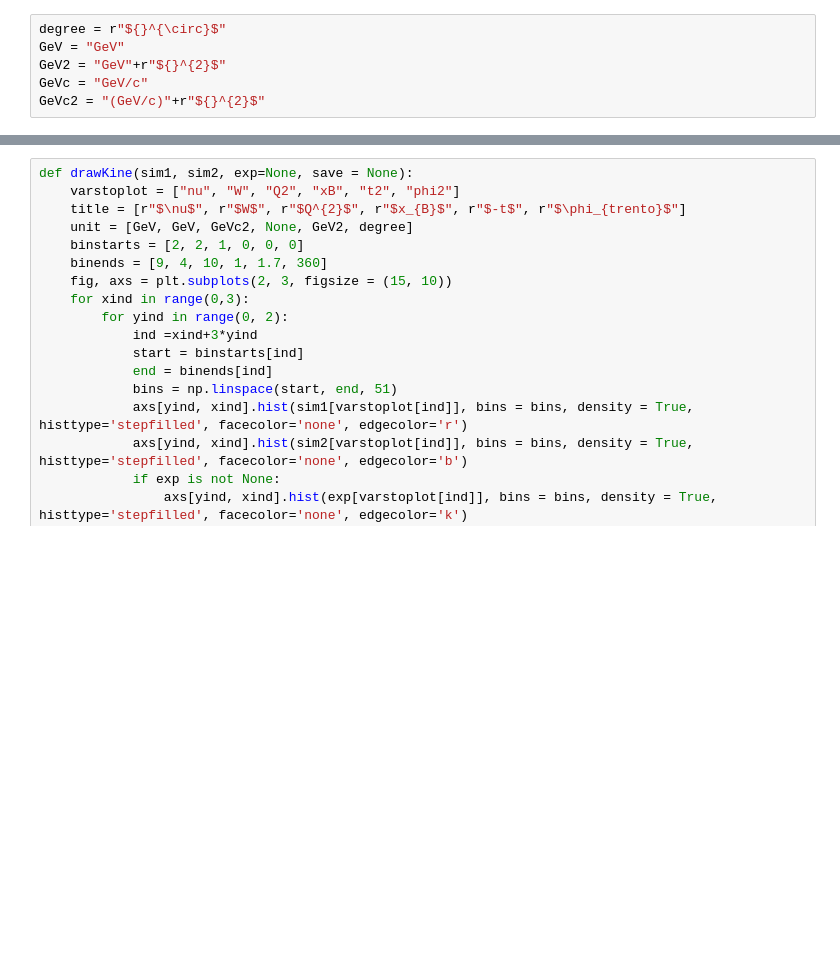
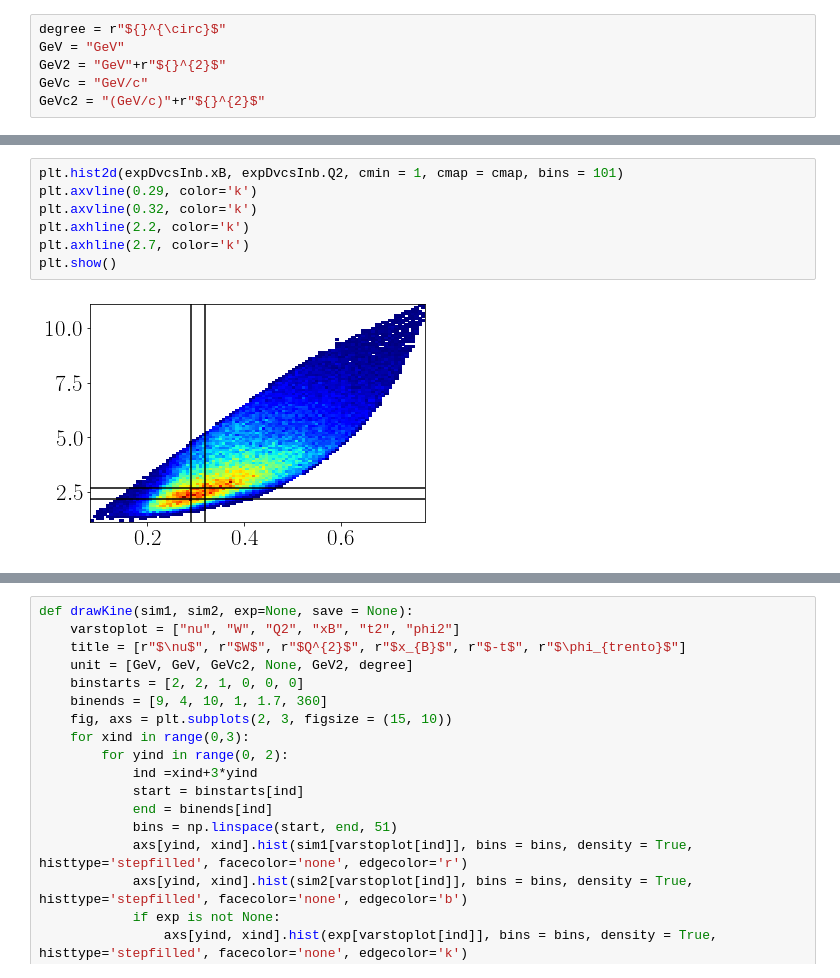
Before and after one commit to Sangbaek/clas12DVCS, a Jupyter notebook: workingWithFiltered.ipynb, the cells around one changed output, grey strips where cells are left out. Saved outputs shown, nothing was run; the diff lists cells and outputs as text; blank space fills up the shorter version.

```diff
--- a/workingWithFiltered.ipynb
+++ b/workingWithFiltered.ipynb
@@ -54,0 +97,9 @@ job2942_9_gen = pd.read_pickle("/Users/sangbaek/Dropbox (MIT)/data/pickles/2942_
+# %%
+plt.hist2d(expDvcsInb.xB, expDvcsInb.Q2, cmin = 1, cmap = cmap, bins = 101)
+plt.axvline(0.29, color='k')
+plt.axvline(0.32, color='k')
+plt.axhline(2.2, color='k')
+plt.axhline(2.7, color='k')
+plt.show()
+# %% [output]
+[figure, added]
```
Also changed, not shown: parts of 69 cells of this notebook, 11 other files.
